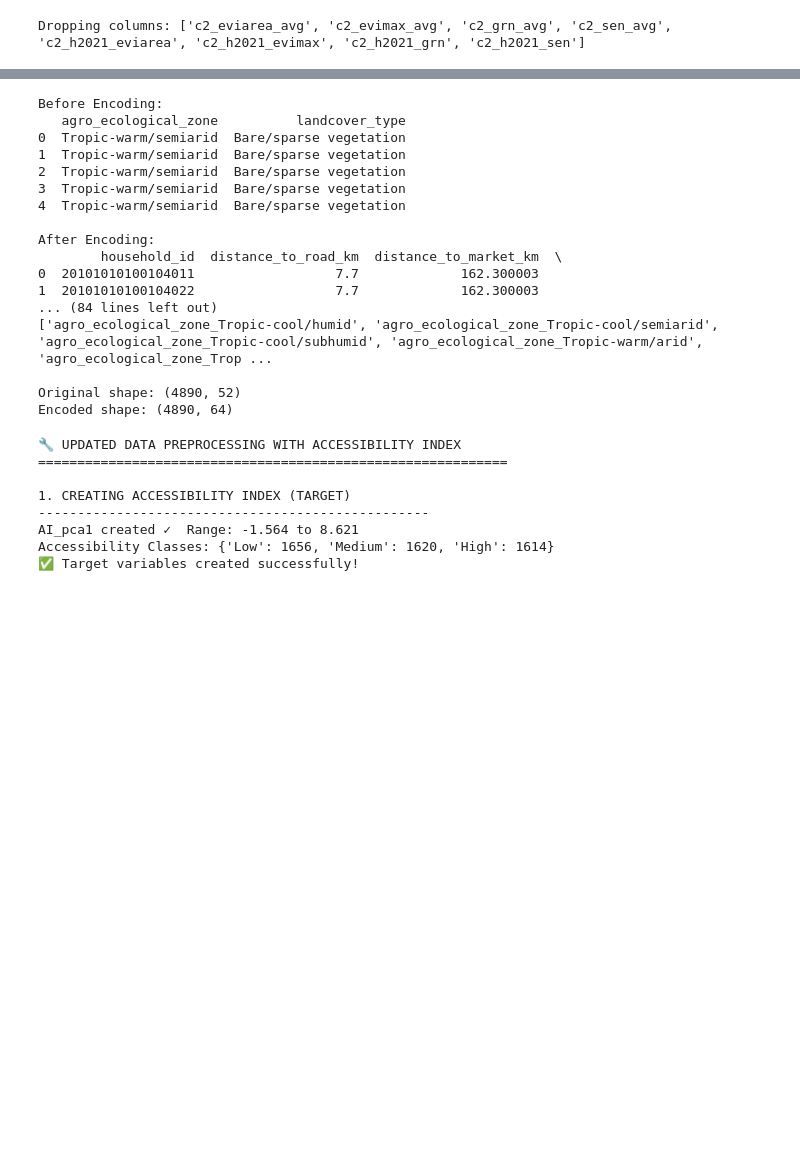
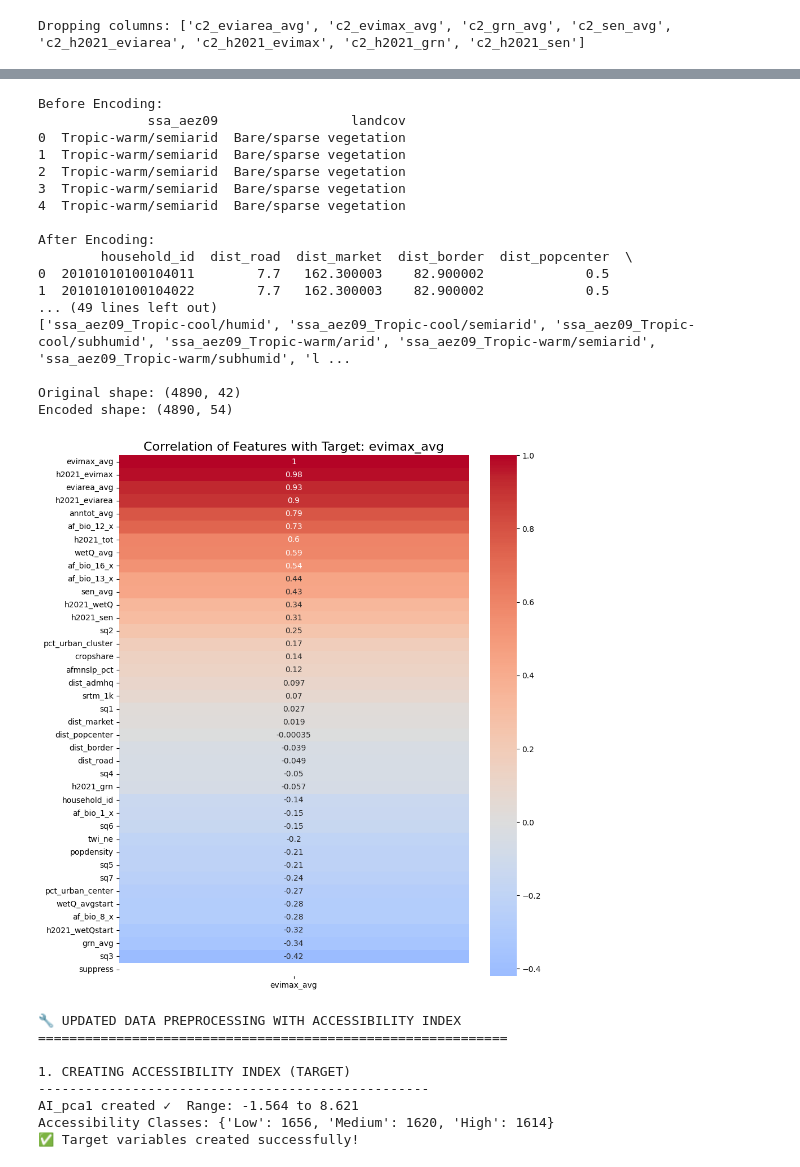
Before and after one commit to birhanumoges/Household-Accessibility-ML-Analysis, a Jupyter notebook: Analysis_notebooks/data_preprocessing.ipynb, the cells around one changed output, grey strips where cells are left out. Cells and saved outputs as stored; diff of their text form; code cells hidden in the pictures; blank space fills up the shorter version.

```diff
--- a/Analysis_notebooks/data_preprocessing.ipynb
+++ b/Analysis_notebooks/data_preprocessing.ipynb
@@ -139,11 +139,11 @@ for col in num_cols:
         df[col] = df[col].clip(lower, upper)
 
 # 4. Encode categorical
-df = pd.get_dummies(df, columns=['ssa_aez09', 'landcov'], drop_first=True)
+#df = pd.get_dummies(df, columns=['ssa_aez09', 'landcov'], drop_first=True)
 
-# 5. Impute remaining missing values
-from sklearn.impute import SimpleImputer
-imputer = SimpleImputer(strategy='median')
-df[df.columns] = imputer.fit_transform(df)
+# 4. Impute remaining missing values
+#from sklearn.impute import SimpleImputer
+#imputer = SimpleImputer(strategy='median')
+#df[df.columns] = imputer.fit_transform(df)
 # %% [output]
 Dropping columns: ['c2_eviarea_avg', 'c2_evimax_avg', 'c2_grn_avg', 'c2_sen_avg', 'c2_h2021_eviarea', 'c2_h2021_evimax', 'c2_h2021_grn', 'c2_h2021_sen']
@@ -244,14 +172,14 @@ memory usage: 1.9+ MB
 # 2. Check columns
 # ==============================
 print("Before Encoding:")
-print(df[['agro_ecological_zone','landcover_type']].head())
+print(df[['ssa_aez09','landcov']].head())
 
 # ==============================
 # 4. One-Hot Encode categorical columns
 # ==============================
 df_encoded = pd.get_dummies(
     df,
-    columns=['agro_ecological_zone', 'landcover_type'],
+    columns=['ssa_aez09', 'landcov'],
     drop_first=True   # avoids multicollinearity (important for regression)
 )
 
@@ -262,7 +190,7 @@ print("\nAfter Encoding:")
 print(df_encoded.head())
 
 print("\nNew columns created:")
-new_cols = [col for col in df_encoded.columns if 'agro_ecological_' in col or 'landcover_' in col]
+new_cols = [col for col in df_encoded.columns if 'ssa_aez09_' in col or 'landcov_' in col]
 print(new_cols)
 
 # ==============================
@@ -274,10 +202,10 @@ print("Encoded shape:", df_encoded.shape)
 # change to boolean to numerical value
 #bool_cols = df_encoded.select_dtypes(include='bool').columns
 #df_encoded[bool_cols] = df_encoded[bool_cols].astype(int)
-df = df_encoded.copy()
+df=df_encoded.copy()
 # %% [output]
 Before Encoding:
-   agro_ecological_zone          landcover_type
+              ssa_aez09                 landcov
 0  Tropic-warm/semiarid  Bare/sparse vegetation
 1  Tropic-warm/semiarid  Bare/sparse vegetation
 2  Tropic-warm/semiarid  Bare/sparse vegetation
@@ -285,38 +213,40 @@ Before Encoding:
 4  Tropic-warm/semiarid  Bare/sparse vegetation
 
 After Encoding:
-        household_id  distance_to_road_km  distance_to_market_km  \
-0  20101010100104011                  7.7             162.300003
-1  20101010100104022                  7.7             162.300003
-... (84 lines left out)
-['agro_ecological_zone_Tropic-cool/humid', 'agro_ecological_zone_Tropic-cool/semiarid', 'agro_ecological_zone_Tropic-cool/subhumid', 'agro_ecological_zone_Tropic-warm/arid', 'agro_ecological_zone_Trop ...
+        household_id  dist_road  dist_market  dist_border  dist_popcenter  \
+0  20101010100104011        7.7   162.300003    82.900002             0.5
+1  20101010100104022        7.7   162.300003    82.900002             0.5
+... (49 lines left out)
+['ssa_aez09_Tropic-cool/humid', 'ssa_aez09_Tropic-cool/semiarid', 'ssa_aez09_Tropic-cool/subhumid', 'ssa_aez09_Tropic-warm/arid', 'ssa_aez09_Tropic-warm/semiarid', 'ssa_aez09_Tropic-warm/subhumid', 'l ...
 
-Original shape: (4890, 52)
-Encoded shape: (4890, 64)
+Original shape: (4890, 42)
+Encoded shape: (4890, 54)
 # %%
 import pandas as pd
 import seaborn as sns
 import matplotlib.pyplot as plt
 
 # Assume df is your dataset with renamed columns
 
 # Step 1: Choose target column
-target = 'rainfall_wet_quarter_2021_mm'
+target = 'evimax_avg'
 
 # Step 2: Select numeric columns only
 numeric_cols = df.select_dtypes(include=['int64', 'float64']).columns
 
 # Step 3: Compute correlation matrix
 corr_matrix = df[numeric_cols].corr()
 
 # Step 4: Focus on correlations with target
 target_corr = corr_matrix[[target]].sort_values(by=target, ascending=False)
 
 # Step 5: Plot heatmap
 plt.figure(figsize=(10, 12))
 sns.heatmap(target_corr, annot=True, cmap='coolwarm', center=0)
 plt.title(f'Correlation of Features with Target: {target}', fontsize=16)
 plt.show()
+# %% [output]
+[figure, added]
 # %%
 # =============================================================================
 # CELL 1: COMPREHENSIVE DATA PREPROCESSING (UPDATED WITH AI + CLASS TARGET)
```
Also changed, not shown: parts of 3 cells of this notebook.
